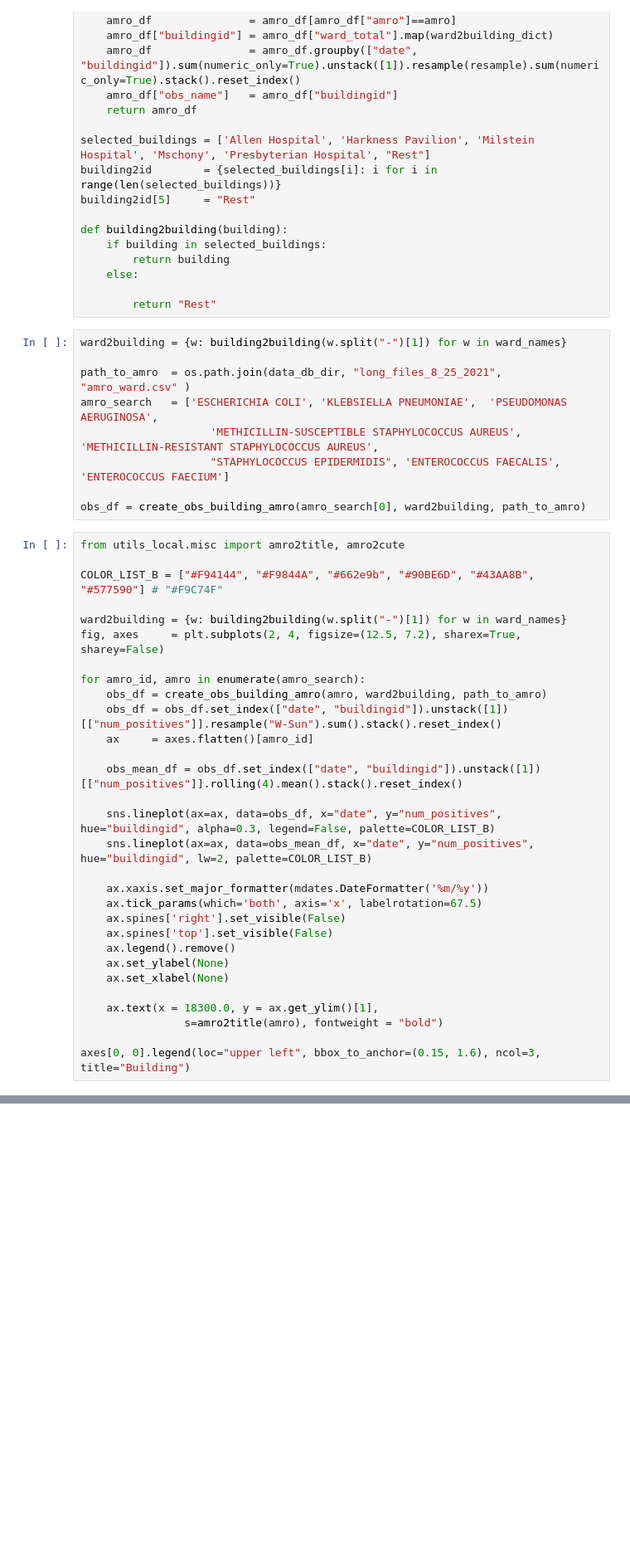
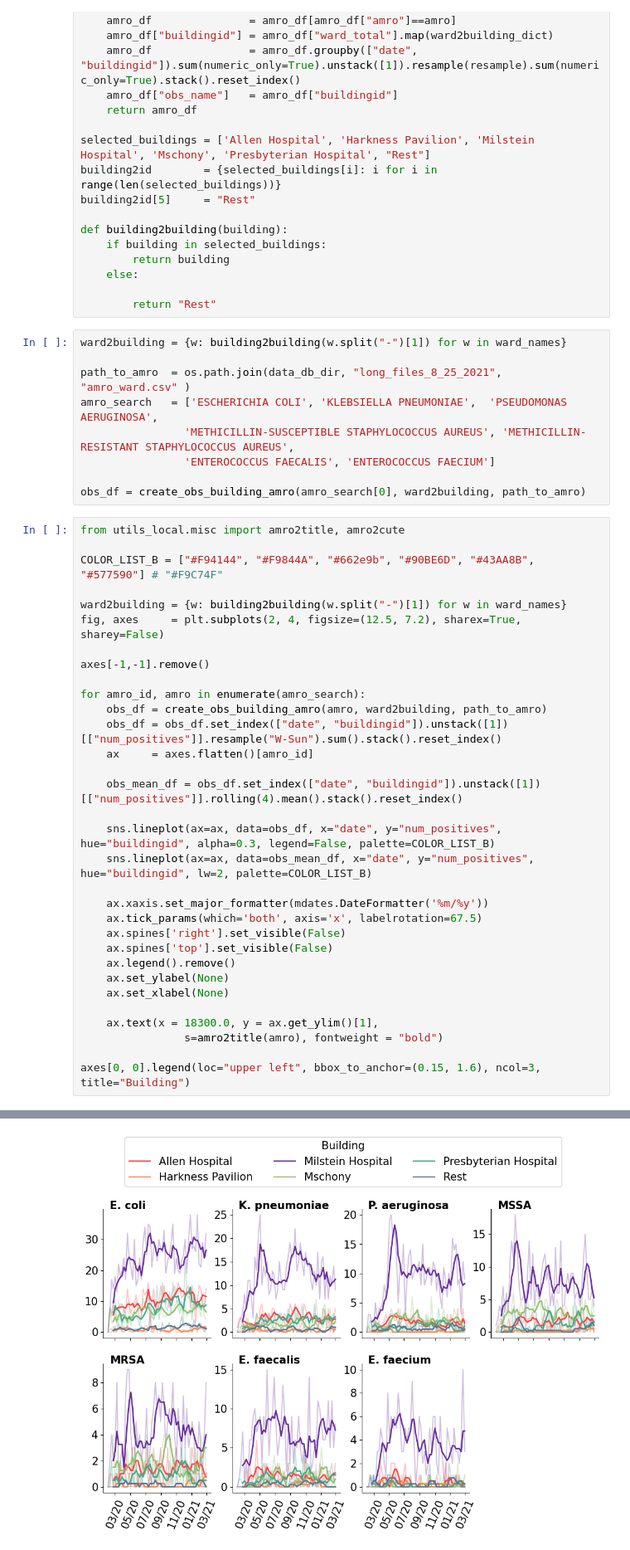
Before and after one commit to ChaosDonkey06/AMR_ABM2, a Jupyter notebook: manuscript/Fig1.ipynb, the cells around one changed output, grey strips where cells are left out. Shown at 83% size. Drawn from its saved outputs; the diff is of its cells as text; blank space fills up the shorter version.

```diff
--- a/manuscript/Fig1.ipynb
+++ b/manuscript/Fig1.ipynb
@@ -141,8 +146,8 @@ ward2building = {w: building2building(w.split("-")[1]) for w in ward_names}
 
 path_to_amro  = os.path.join(data_db_dir, "long_files_8_25_2021", "amro_ward.csv" )
 amro_search   = ['ESCHERICHIA COLI', 'KLEBSIELLA PNEUMONIAE',  'PSEUDOMONAS AERUGINOSA',
-                    'METHICILLIN-SUSCEPTIBLE STAPHYLOCOCCUS AUREUS', 'METHICILLIN-RESISTANT STAPHYLOCOCCUS AUREUS',
-                    "STAPHYLOCOCCUS EPIDERMIDIS", 'ENTEROCOCCUS FAECALIS', 'ENTEROCOCCUS FAECIUM']
+                'METHICILLIN-SUSCEPTIBLE STAPHYLOCOCCUS AUREUS', 'METHICILLIN-RESISTANT STAPHYLOCOCCUS AUREUS',
+                'ENTEROCOCCUS FAECALIS', 'ENTEROCOCCUS FAECIUM']
 
 obs_df = create_obs_building_amro(amro_search[0], ward2building, path_to_amro)
 # %%
@@ -152,6 +157,8 @@ COLOR_LIST_B = ["#F94144", "#F9844A", "#662e9b", "#90BE6D", "#43AA8B", "#577590"
 
 ward2building = {w: building2building(w.split("-")[1]) for w in ward_names}
 fig, axes     = plt.subplots(2, 4, figsize=(12.5, 7.2), sharex=True, sharey=False)
+
+axes[-1,-1].remove()
 
 for amro_id, amro in enumerate(amro_search):
     obs_df = create_obs_building_amro(amro, ward2building, path_to_amro)
@@ -175,3 +182,4 @@ for amro_id, amro in enumerate(amro_search):
                 s=amro2title(amro), fontweight = "bold")
 
 axes[0, 0].legend(loc="upper left", bbox_to_anchor=(0.15, 1.6), ncol=3, title="Building")
+# %% [output]
@@ -178,3 +187,4 @@ axes[0, 0].legend(loc="upper left", bbox_to_anchor=(0.15, 1.6), ncol=3, title="B
+[figure, added]
 # %%
 Hmeand_df = pd.DataFrame(np.ceil(Hmean_df)).sort_values(by=0, ascending=False).rename(columns={0: "ward_size"})
 
```
Also changed, not shown: parts of 7 cells of this notebook, 20 other files.
